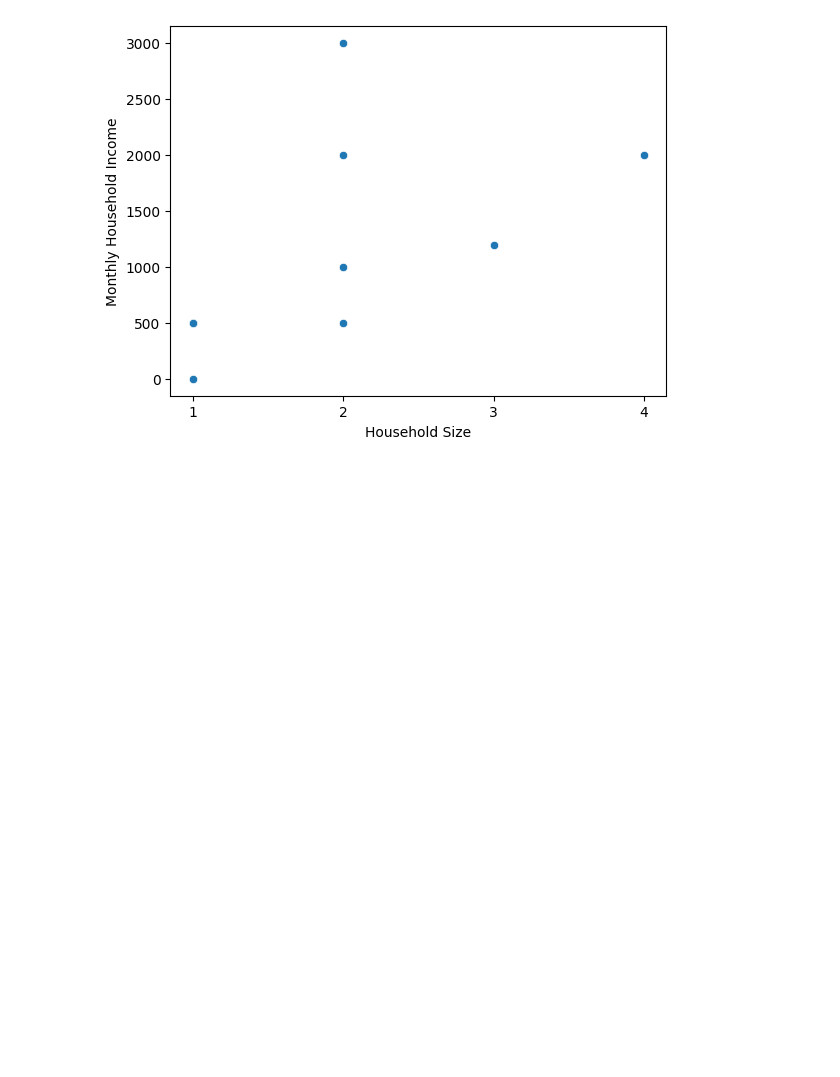
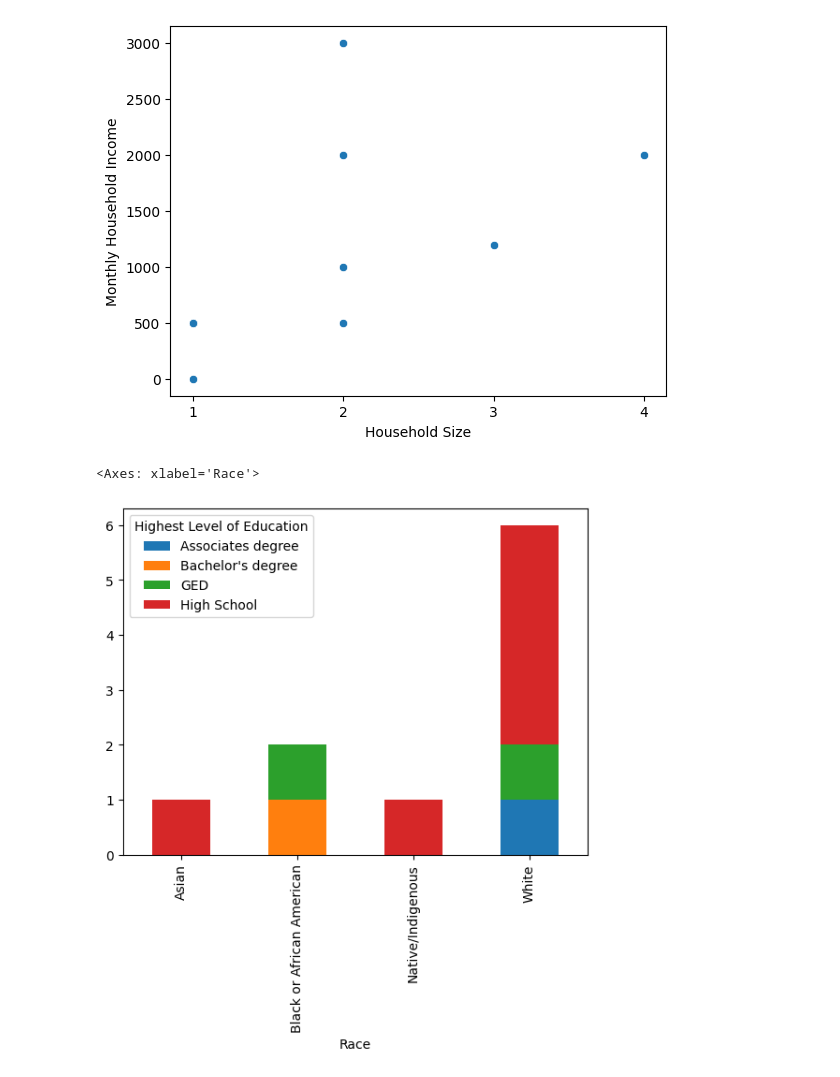
Before and after one commit to akerdolff/Plotting-practice, a Jupyter notebook: Plotting_practice.ipynb, the cells around one changed output. Cells and saved outputs as stored; diff of their text form; code cells hidden in the pictures; blank space fills up the shorter version.

Commit message:
stacked bar graph

```diff
--- a/Plotting_practice.ipynb
+++ b/Plotting_practice.ipynb
@@ -96,3 +96,12 @@ plt.xticks(np.arange(Demographics_df['Household Size'].min(), Demographics_df['H
 plt.show()
 # %% [output]
 [figure]
+# %%
+# Race and Highest Level of Education stacked bar chart
+# pandas
+
+Race_ed_df = Demographics_df.groupby(['Race','Highest Level of Education'])['Customer ID'].nunique().unstack()
+Race_ed_df.plot(kind='bar', stacked=True)
+# %% [output]
+<Axes: xlabel='Race'>
+[figure, added]
```
